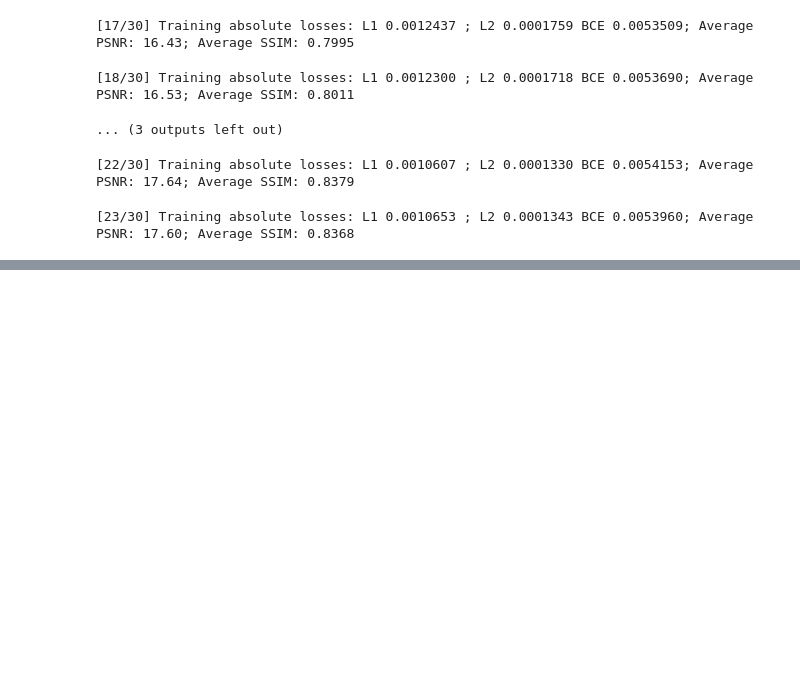
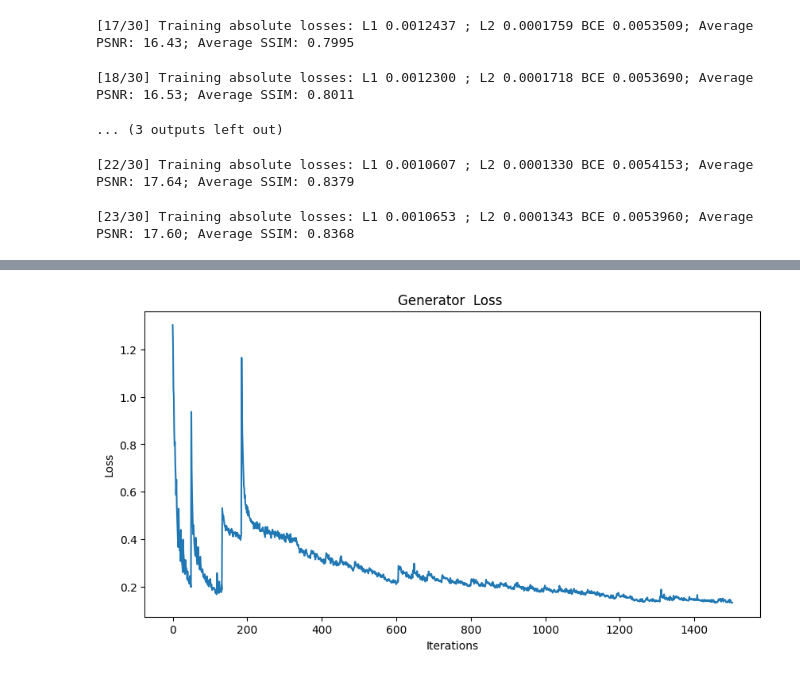
Before and after one commit to seifedinhayredin/Face-frontalization-with-GAN, a Jupyter notebook: FFRAD-CASPEAL.ipynb, the cells around one changed output, grey strips where cells are left out. Saved outputs shown, nothing was run; the diff lists cells and outputs as text; code cells hidden in the pictures; blank space fills up the shorter version.

```diff
--- a/FFRAD-CASPEAL.ipynb
+++ b/FFRAD-CASPEAL.ipynb
@@ -774,7 +774,7 @@ m_train = train_pipe.epoch_size()
 print("Size of the training set: ", m_train)
 train_pipe_loader = DALIGenericIterator(train_pipe, ["profiles", "frontals"], m_train)"""
 # Assuming you have the modified ImagePipeline class from the previous responses
-train_pipe = ImagePipeline(datapath, image_size=64, random_shuffle=True, batch_size=1, device=device)
+train_pipe = ImagePipeline(datapath, image_size=128, random_shuffle=True, batch_size=1, device=device)
 # No need to call build() without DALI
 
 # Use a standard PyTorch DataLoader instead of DALIGenericIterator
@@ -2036,0 +2040,14 @@ for epoch in range(start_epoch,30):  # Assuming 3 epochs for demonstration
+# %%
+# Plotting the losses
+import matplotlib.pyplot as plt
+plt.figure(figsize=(10, 5))
+plt.plot(generator_losses)
+#plt.plot(discriminator_losses, label='Discriminator Loss')
+#plt.plot(multi_scale_losses, label='Multi-Scale Pixel-wise Loss')
+plt.xlabel('Iterations')
+plt.ylabel('Loss')
+plt.title('Generator  Loss ')
+#plt.legend()
+plt.show()
+# %% [output]
+[figure, added]
```
Also changed, not shown: parts of 7 cells of this notebook.
